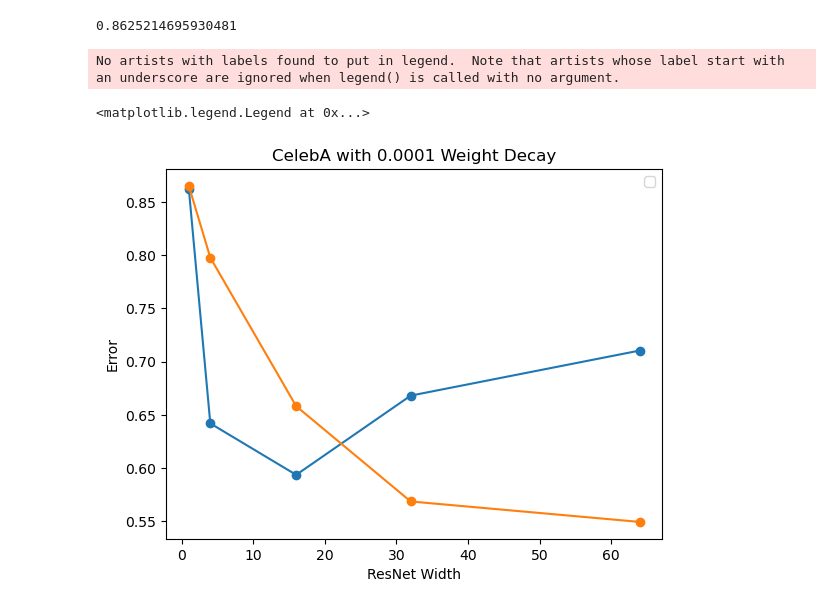
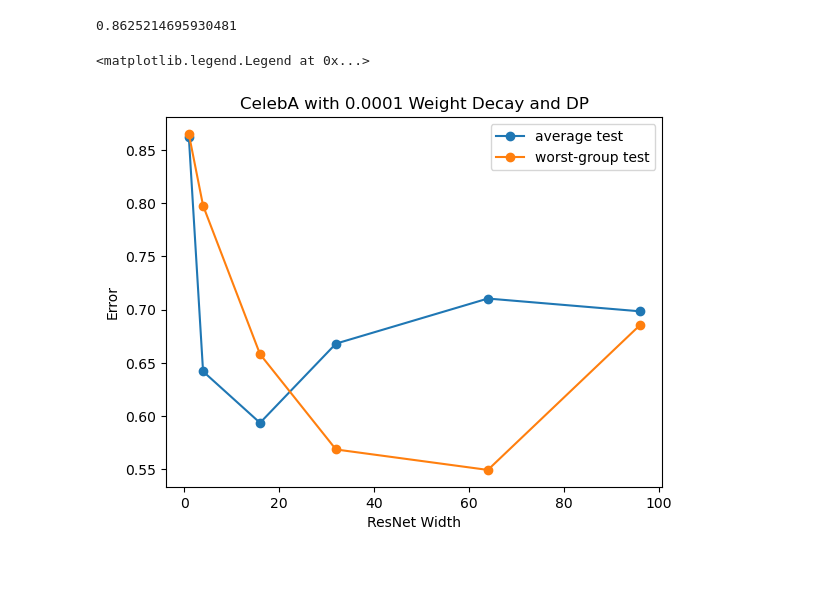
Before and after one commit to arinchang/overparam_spur_corr, a Jupyter notebook: dp_plots.ipynb, the cells around one changed output. Saved outputs shown, nothing was run; the diff lists cells and outputs as text; code cells hidden in the pictures; blank space fills up the shorter version.

Commit message:
add separate run_expt file for dp training and set up plots

```diff
--- a/dp_plots.ipynb
+++ b/dp_plots.ipynb
@@ -10,26 +10,27 @@ dp_4 = pd.read_csv('logs/test_dp_width4.csv')
 dp_16 = pd.read_csv('logs/test_dp_width16.csv')
 dp_32 = pd.read_csv('logs/test_dp_width32.csv')
 dp_64 = pd.read_csv('logs/test_dp_width64.csv')
+dp_96 = pd.read_csv('logs/test_dp_width96.csv')
 # %%
 w1_worst_group = np.mean(np.array(dp_1['avg_loss_group:3'])[40:])
 w4_worst_group = np.mean(np.array(dp_4['avg_loss_group:3'])[40:])
 w16_worst_group = np.mean(np.array(dp_16['avg_loss_group:3'])[40:])
 w32_worst_group = np.mean(np.array(dp_32['avg_loss_group:3'])[40:])
 w64_worst_group = np.mean(np.array(dp_64['avg_loss_group:3'])[40:])
+w96_worst_group = np.mean(np.array(dp_96['avg_loss_group:3'])[40:])
 # %%
 dp_1['avg_actual_loss'][49]
 # %% [output]
 0.8625214695930481
 # %%
-test_errors = np.array([dp_1['avg_actual_loss'][49], dp_4['avg_actual_loss'][49], dp_16['avg_actual_loss'][49], dp_32['avg_actual_loss'][49], dp_64['avg_actual_loss'][49]])
-worst_group_errors = np.array([w1_worst_group, w4_worst_group, w16_worst_group, w32_worst_group, w64_worst_group])
-plt.plot(np.array([1, 4, 16, 32, 64]), test_errors, marker='o')
-plt.plot(np.array([1, 4, 16, 32, 64]), worst_group_errors, marker='o')
-plt.title("CelebA with 0.0001 Weight Decay")
+test_errors = np.array([dp_1['avg_actual_loss'][49], dp_4['avg_actual_loss'][49], dp_16['avg_actual_loss'][49], dp_32['avg_actual_loss'][49], dp_64['avg_actual_loss'][49], dp_96['avg_actual_loss'][49]])
+worst_group_errors = np.array([w1_worst_group, w4_worst_group, w16_worst_group, w32_worst_group, w64_worst_group, w96_worst_group])
+plt.plot(np.array([1, 4, 16, 32, 64, 96]), test_errors, marker='o', label='average test')
+plt.plot(np.array([1, 4, 16, 32, 64, 96]), worst_group_errors, marker='o', label='worst-group test')
+plt.title("CelebA with 0.0001 Weight Decay and DP")
 plt.xlabel("ResNet Width")
 plt.ylabel("Error")
 plt.legend()
 # %% [output]
-No artists with labels found to put in legend.  Note that artists whose label start with an underscore are ignored when legend() is called with no argument.
+<matplotlib.legend.Legend at 0x...>
-<matplotlib.legend.Legend at 0x...>
-[figure, old version]
+[figure, new version]
```
Also changed, not shown: parts of 17 cells of this notebook, 3 other files.
